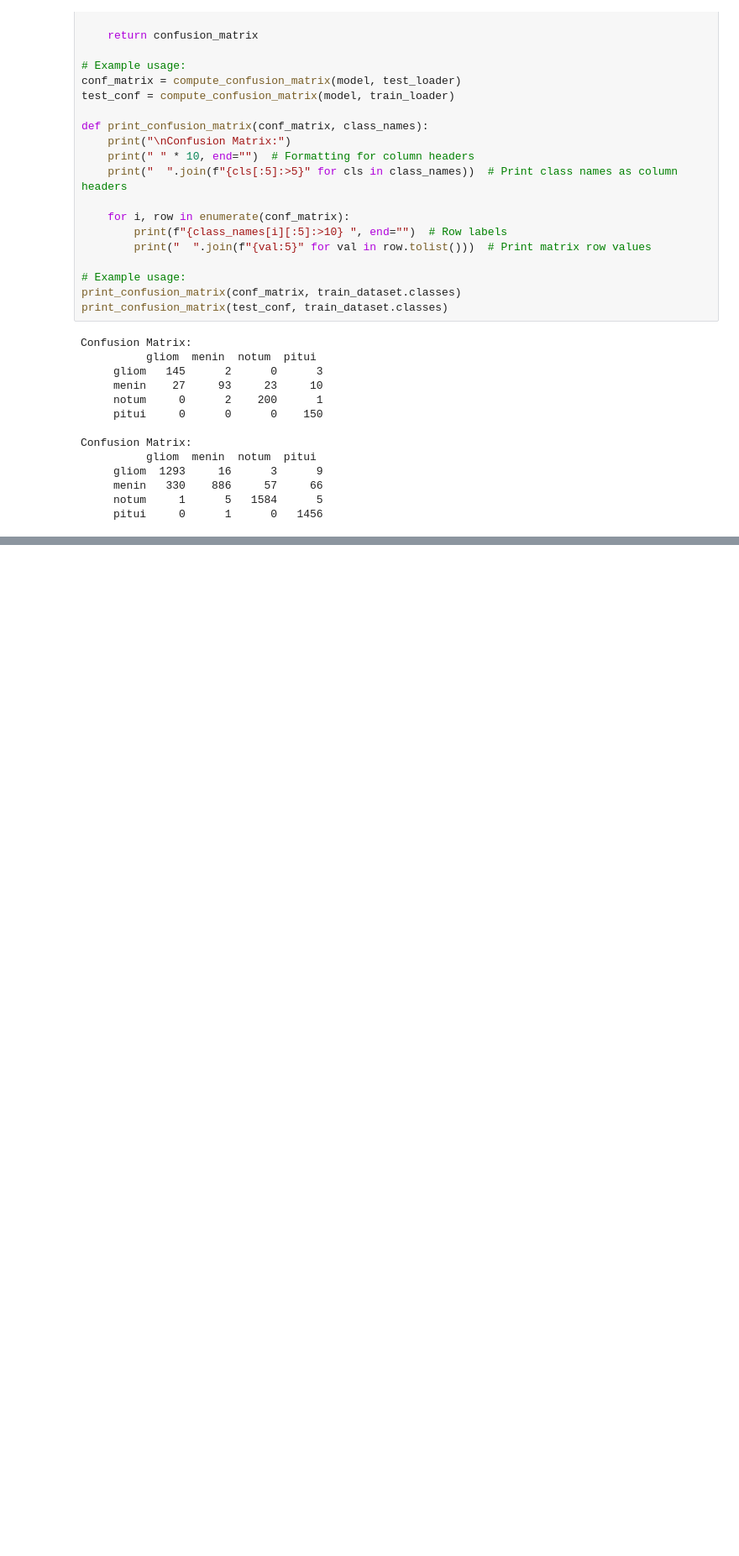
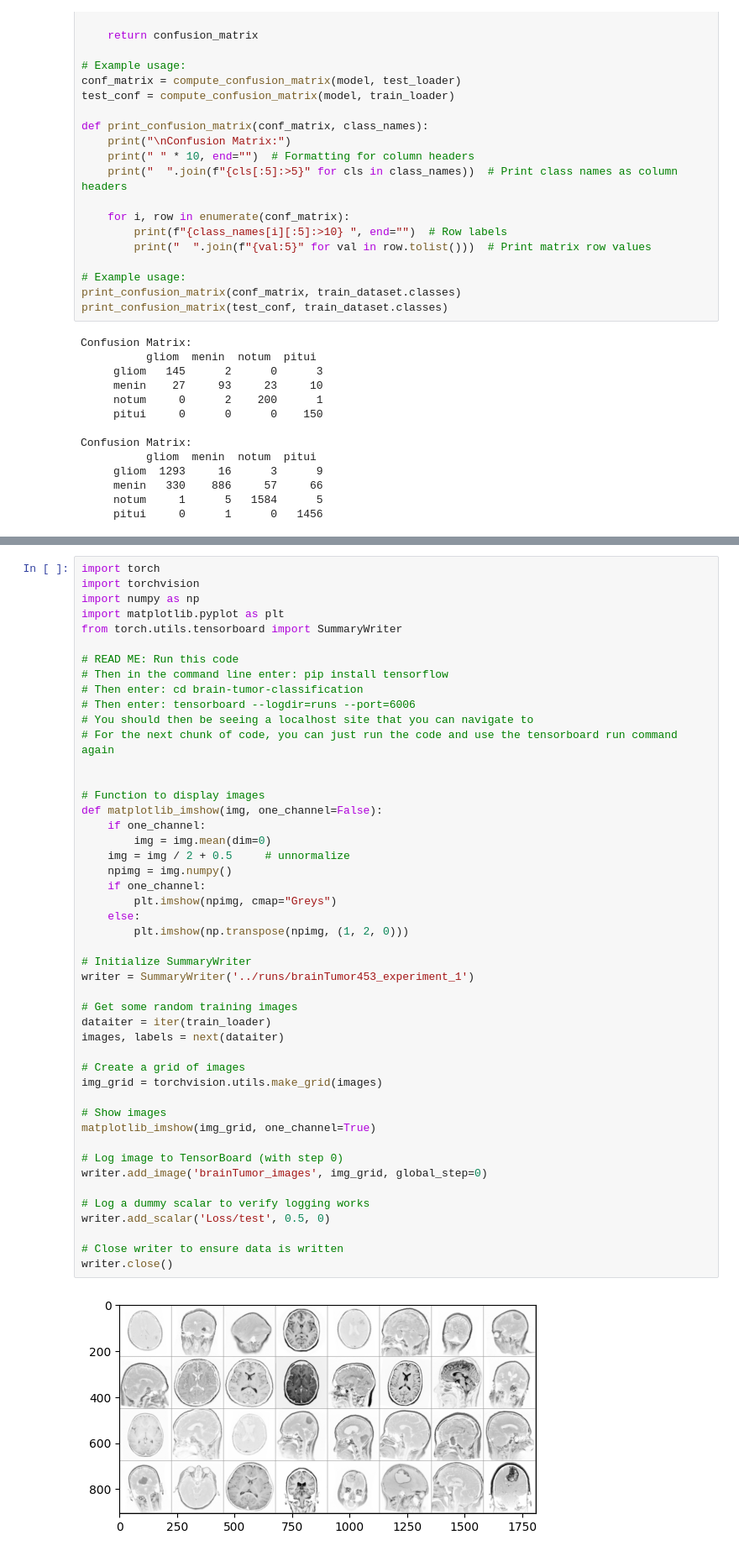
Before and after one commit to WillMarceau/cs453_project, a Jupyter notebook: brain-tumor-classification/src/architectureCNN.ipynb, the cells around one changed output, grey strips where cells are left out. Shown at 84% size. Cells and saved outputs as stored; diff of their text form; blank space fills up the shorter version.

Commit message:
Adding some basic data visualization tools to the code

```diff
--- a/brain-tumor-classification/src/architectureCNN.ipynb
+++ b/brain-tumor-classification/src/architectureCNN.ipynb
@@ -329,0 +317,49 @@ Confusion Matrix:
+# %%
+import torch
+import torchvision
+import numpy as np
+import matplotlib.pyplot as plt
+from torch.utils.tensorboard import SummaryWriter
+
+# READ ME: Run this code
+# Then in the command line enter: pip install tensorflow
+# Then enter: cd brain-tumor-classification
+# Then enter: tensorboard --logdir=runs --port=6006
+# You should then be seeing a localhost site that you can navigate to
+# For the next chunk of code, you can just run the code and use the tensorboard run command again
+
+
+# Function to display images
+def matplotlib_imshow(img, one_channel=False):
+    if one_channel:
+        img = img.mean(dim=0)
+    img = img / 2 + 0.5     # unnormalize
+    npimg = img.numpy()
+    if one_channel:
+        plt.imshow(npimg, cmap="Greys")
+    else:
+        plt.imshow(np.transpose(npimg, (1, 2, 0)))
+
+# Initialize SummaryWriter
+writer = SummaryWriter('../runs/brainTumor453_experiment_1')
+
+# Get some random training images
+dataiter = iter(train_loader)
+images, labels = next(dataiter)
+
+# Create a grid of images
+img_grid = torchvision.utils.make_grid(images)
+
+# Show images
+matplotlib_imshow(img_grid, one_channel=True)
+
+# Log image to TensorBoard (with step 0)
+writer.add_image('brainTumor_images', img_grid, global_step=0)
+
+# Log a dummy scalar to verify logging works
+writer.add_scalar('Loss/test', 0.5, 0)
+
+# Close writer to ensure data is written
+writer.close()
+# %% [output]
+[figure, added]
```
Also changed, not shown: parts of 5 cells of this notebook, 10 other files.
